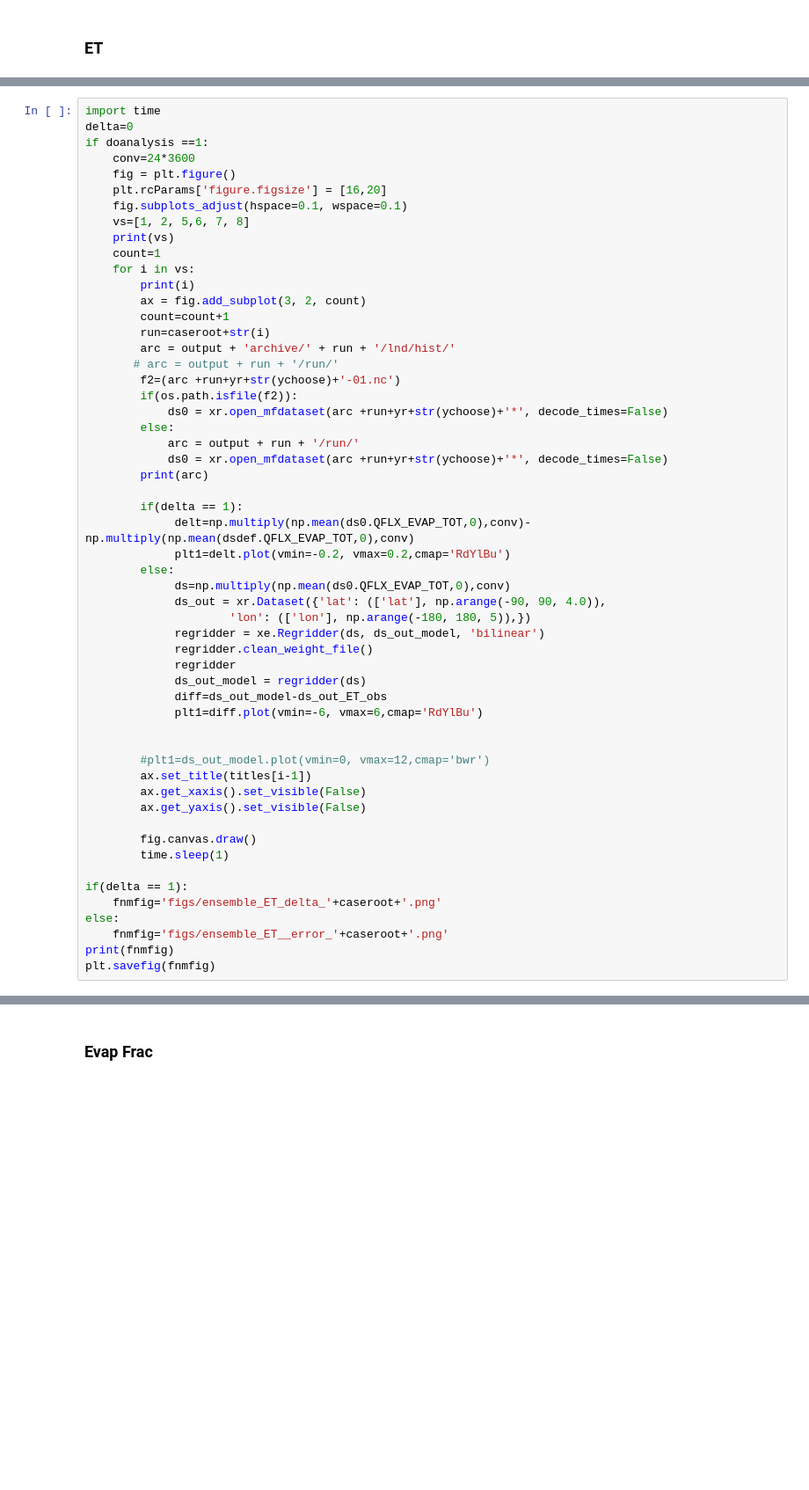
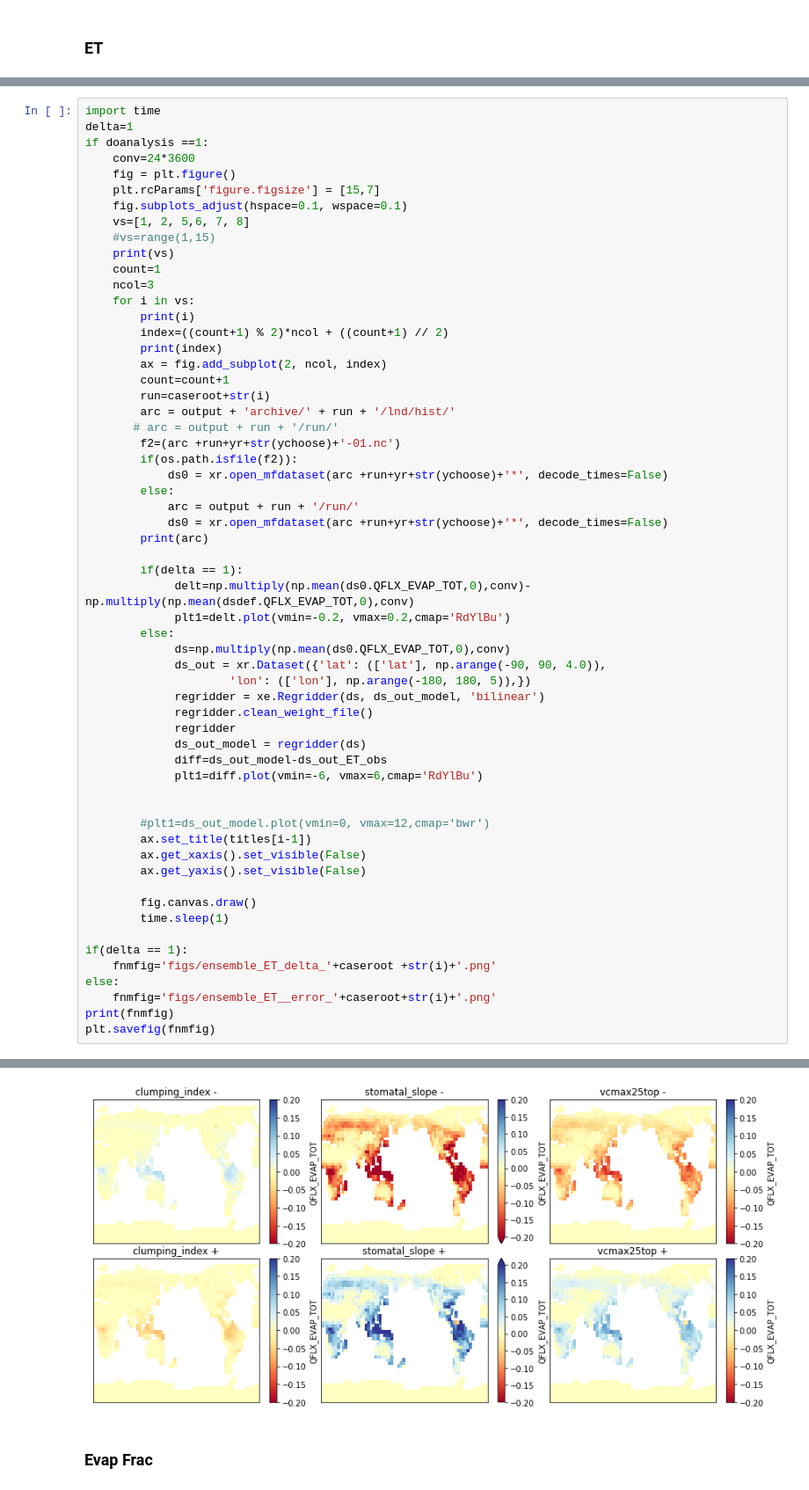
Before and after one commit to rosiealice/fates_sp_ensembles, a Jupyter notebook: ensemble_script.ipynb, the cells around one changed output, grey strips where cells are left out. Shown at 88% size. Drawn from its saved outputs; the diff is of its cells as text; blank space fills up the shorter version.

```diff
--- a/ensemble_script.ipynb
+++ b/ensemble_script.ipynb
@@ -685,17 +725,21 @@ plt.savefig(fnmfig)
 # %%
 import time
-delta=0
+delta=1
 if doanalysis ==1:
     conv=24*3600
     fig = plt.figure()
-    plt.rcParams['figure.figsize'] = [16,20]
+    plt.rcParams['figure.figsize'] = [15,7]
     fig.subplots_adjust(hspace=0.1, wspace=0.1)
     vs=[1, 2, 5,6, 7, 8]
+    #vs=range(1,15)
     print(vs)
     count=1
+    ncol=3
     for i in vs:
         print(i)
-        ax = fig.add_subplot(3, 2, count)
+        index=((count+1) % 2)*ncol + ((count+1) // 2)
+        print(index)
+        ax = fig.add_subplot(2, ncol, index)
         count=count+1
         run=caseroot+str(i)
         arc = output + 'archive/' + run + '/lnd/hist/'
@@ -732,8 +776,9 @@ if doanalysis ==1:
         time.sleep(1)
 
 if(delta == 1):
-    fnmfig='figs/ensemble_ET_delta_'+caseroot+'.png'
+    fnmfig='figs/ensemble_ET_delta_'+caseroot +str(i)+'.png'
 else:
-    fnmfig='figs/ensemble_ET__error_'+caseroot+'.png'
+    fnmfig='figs/ensemble_ET__error_'+caseroot+str(i)+'.png'
 print(fnmfig)
 plt.savefig(fnmfig)
+# %% [output]
@@ -740,3 +805,4 @@ plt.savefig(fnmfig)
+[figure, added]
 # %% [markdown]
 <h3> Evap Frac </h3>
 # %%
```
Also changed, not shown: parts of 17 cells of this notebook, 1 other file.
